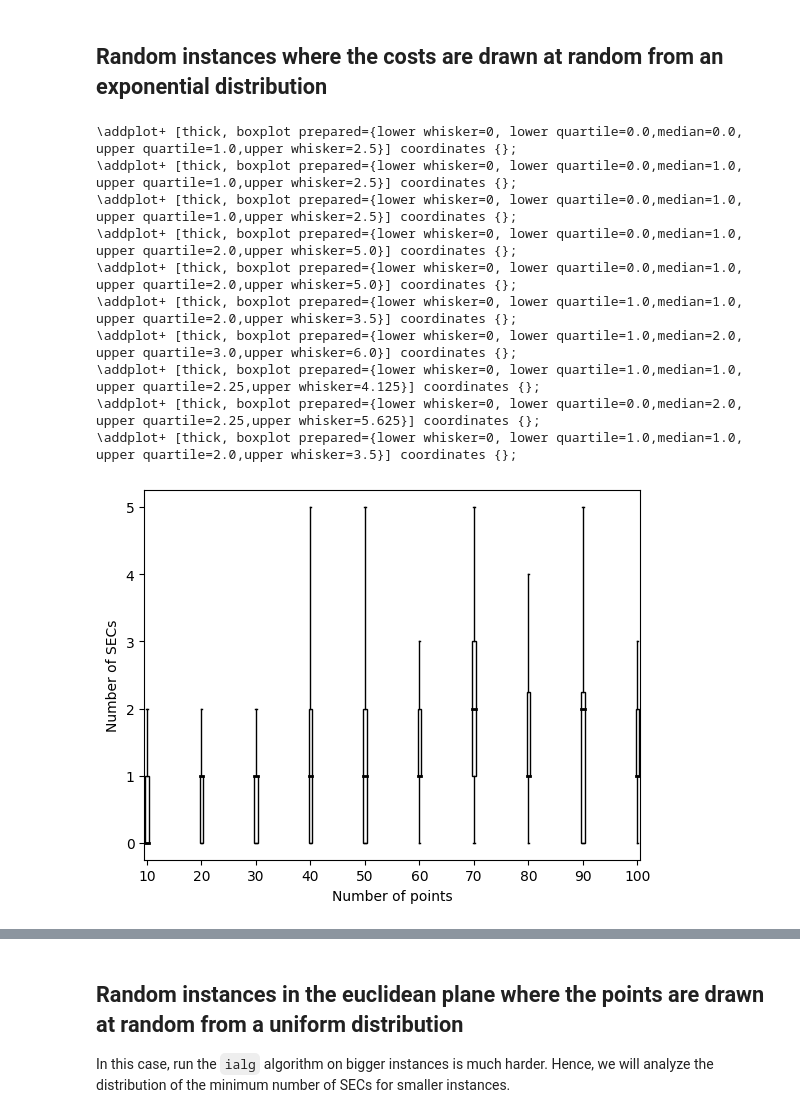
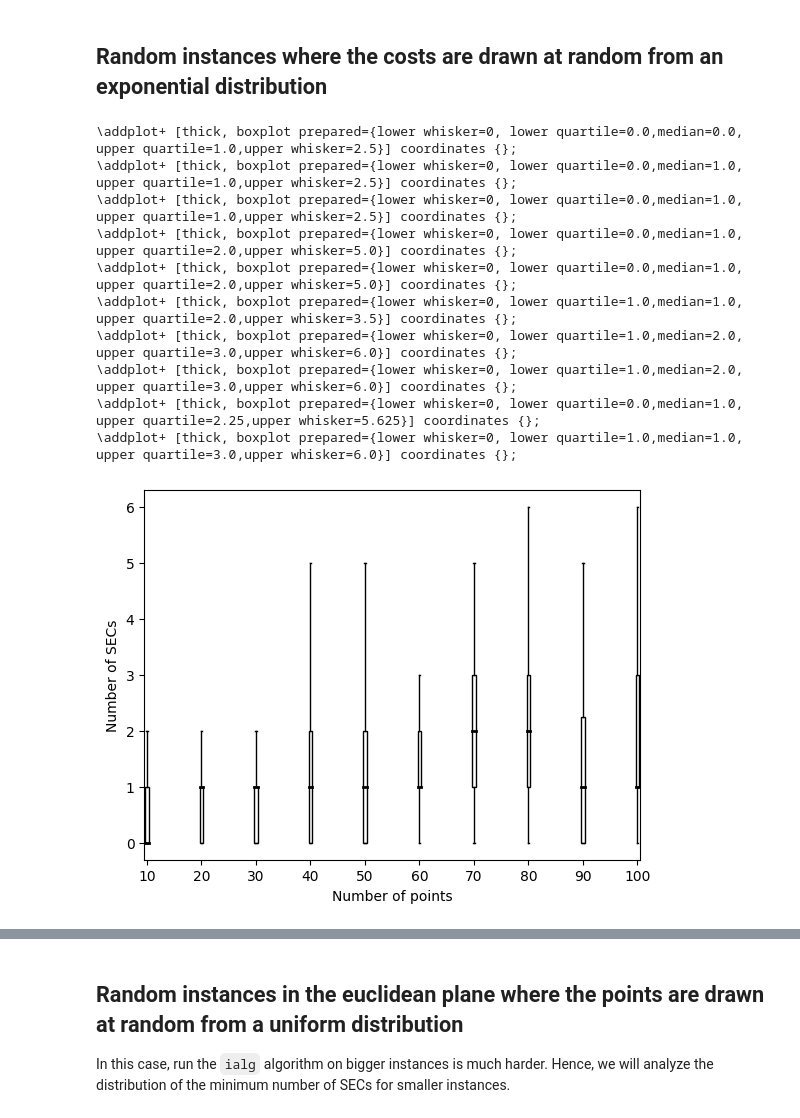
Before and after one commit to eleonoravercesi/complexity_DFJ_few_subtour, a Jupyter notebook: random.ipynb, the cells around one changed output, grey strips where cells are left out. Drawn from its saved outputs; the diff is of its cells as text; code cells hidden in the pictures.

```diff
--- a/random.ipynb
+++ b/random.ipynb
@@ -25,10 +26,12 @@ n_samples_for_each_n = 100 # This is the value we used in the paper
 # With the parameters in the paper, it should run for less than 20minutes.
 # %%
 out = {}
+seed = 0
 for n in tqdm(range(n_min, n_max + 1, step)):
     out[n] = []
     for i in range(n_samples_for_each_n):
-        np.random.seed(n*i) # To ensure reproducibility
+        np.random.seed(seed) # To ensure reproducibility
+        seed += 1
         # Sample n points in the unit square
         G = sample(n, "uniform")
         S_family, S_num, partitions, max_comp, runtime = ialg(G) # Here, we do not use verbosity, as the line printed will be too many
@@ -72,11 +75,13 @@ n_max = 100
 step = 10
 n_samples_for_each_n = 100
 # %%
+seed = 0
 out_minimalize_False = {}
 for n in tqdm(range(n_min, n_max + 1, step)):
     out_minimalize_False[n] = []
     for i in range(n_samples_for_each_n):
-        np.random.seed(n*i) # To ensure reproducibility
+        np.random.seed(seed) # To ensure reproducibility
+        seed += 1
         # Sample n points in the unit square
         G = sample(n, "uniform")
         S_family, S_num, partitions, max_comp, runtime = ialg(G, minimalize=False)
@@ -127,34 +134,34 @@ for n in tqdm(range(n_min, n_max + 1, step)):
 # %%
 plt.figure()
 for n in range(n_min, n_max + 1, step):
     x = [y[1] for y in out[n]]
     # Make a boxplot ouf of x
     bp = plt.boxplot(x, vert=True, patch_artist=True, positions=[n], widths=0.6, showfliers=False) # Just to make the boxplot more readable
     #This part of code can ignored, but we used for the tkiz plot
-    median = np.median(x)
-    Q1 = np.percentile(x, 25)
-    Q3 = np.percentile(x, 75)
-    IQR = Q3 - Q1
-    LW = Q1 - 1.5*IQR
-    UW = Q3 + 1.5*IQR
-    print(f"\\addplot+ [thick, boxplot prepared={{lower whisker={max(0, LW)}, lower quartile={Q1},median={median}, upper quartile={Q3},upper whisker={UW}}}] coordinates {{}};")
+    #median = np.median(x)
+    #Q1 = np.percentile(x, 25)
+    #Q3 = np.percentile(x, 75)
+    #IQR = Q3 - Q1
+    #LW = Q1 - 1.5*IQR
+    #UW = Q3 + 1.5*IQR
+    #print(f"\\addplot+ [thick, boxplot prepared={{lower whisker={max(0, LW)}, lower quartile={Q1},median={median}, upper quartile={Q3},upper whisker={UW}}}] coordinates {{}};")
     for patch in bp['boxes']:
         patch.set_facecolor('white')
         patch.set_edgecolor('black')
         for median in bp['medians']:
             median.set(color='black', linewidth=2)
 plt.xlabel('Number of points')
 plt.ylabel('Number of SECs')
 plt.show()
 # %% [output]
 \addplot+ [thick, boxplot prepared={lower whisker=0, lower quartile=0.0,median=0.0, upper quartile=1.0,upper whisker=2.5}] coordinates {};
 \addplot+ [thick, boxplot prepared={lower whisker=0, lower quartile=0.0,median=1.0, upper quartile=1.0,upper whisker=2.5}] coordinates {};
 \addplot+ [thick, boxplot prepared={lower whisker=0, lower quartile=0.0,median=1.0, upper quartile=1.0,upper whisker=2.5}] coordinates {};
 \addplot+ [thick, boxplot prepared={lower whisker=0, lower quartile=0.0,median=1.0, upper quartile=2.0,upper whisker=5.0}] coordinates {};
 \addplot+ [thick, boxplot prepared={lower whisker=0, lower quartile=0.0,median=1.0, upper quartile=2.0,upper whisker=5.0}] coordinates {};
 \addplot+ [thick, boxplot prepared={lower whisker=0, lower quartile=1.0,median=1.0, upper quartile=2.0,upper whisker=3.5}] coordinates {};
 \addplot+ [thick, boxplot prepared={lower whisker=0, lower quartile=1.0,median=2.0, upper quartile=3.0,upper whisker=6.0}] coordinates {};
-\addplot+ [thick, boxplot prepared={lower whisker=0, lower quartile=1.0,median=1.0, upper quartile=2.25,upper whisker=4.125}] coordinates {};
-\addplot+ [thick, boxplot prepared={lower whisker=0, lower quartile=0.0,median=2.0, upper quartile=2.25,upper whisker=5.625}] coordinates {};
-\addplot+ [thick, boxplot prepared={lower whisker=0, lower quartile=1.0,median=1.0, upper quartile=2.0,upper whisker=3.5}] coordinates {};
+\addplot+ [thick, boxplot prepared={lower whisker=0, lower quartile=1.0,median=2.0, upper quartile=3.0,upper whisker=6.0}] coordinates {};
+\addplot+ [thick, boxplot prepared={lower whisker=0, lower quartile=0.0,median=1.0, upper quartile=2.25,upper whisker=5.625}] coordinates {};
+\addplot+ [thick, boxplot prepared={lower whisker=0, lower quartile=1.0,median=1.0, upper quartile=3.0,upper whisker=6.0}] coordinates {};
-[figure, old version]
+[figure, new version]
```
Also changed, not shown: parts of 17 cells of this notebook, 1 other file.
